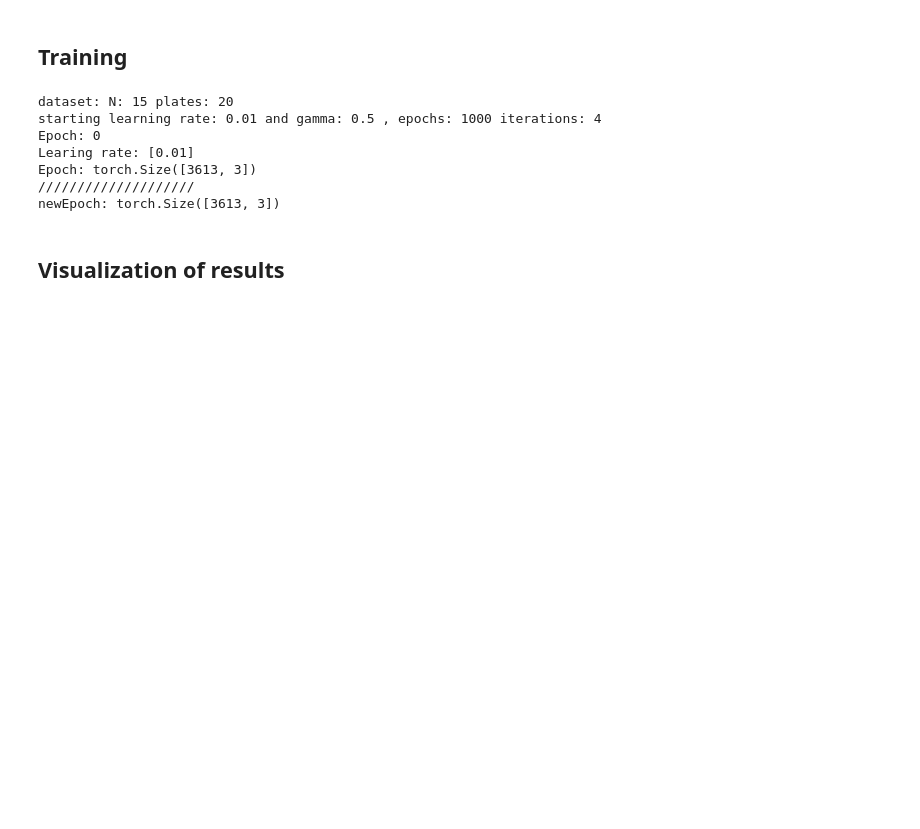
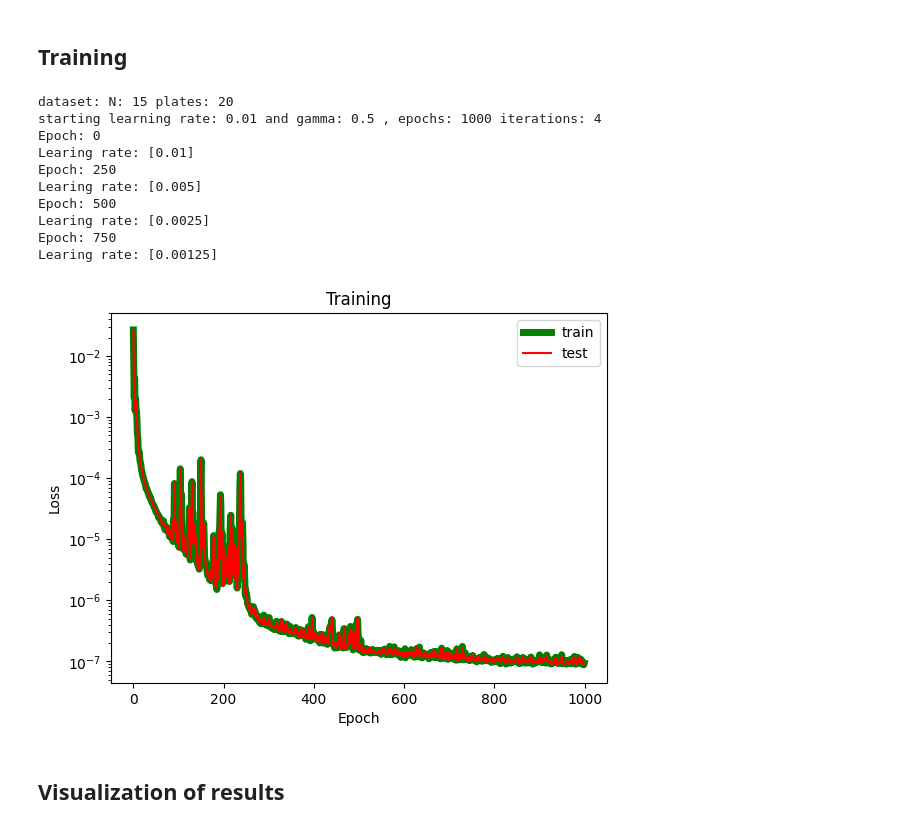
Before and after one commit to sebatomon/PINNs_for_simple_shape_optimization, a Jupyter notebook: elli_torch.ipynb, the cells around one changed output. Cells and saved outputs as stored; diff of their text form; code cells hidden in the pictures; blank space fills up the shorter version.

```diff
--- a/elli_torch.ipynb
+++ b/elli_torch.ipynb
@@ -260,7 +260,7 @@ batches = 4
 
 #""""
 optimizer = torch.optim.Adam(net.parameters(), LeRa)
-scheduler = StepLR(optimizer, step_size=epochs_per_iter*batches, gamma= gamma)
+scheduler = StepLR(optimizer, step_size=epochs_per_iter, gamma= gamma)
 #train_data_loader = DataLoader(train_plates_data, batch_size = 7)
 #print(train_data_loader.dataset[6])
 #scheduler = ExponentialLR(optimizer, gamma=0.9)
@@ -302,11 +302,11 @@ for epoch in range(epochs):
         loss_test = compute_loss(net, *test_plates_data_batch)
         loss_train.backward(retain_graph=True)
         optimizer.step()
-        scheduler.step()
+    scheduler.step()
         #print(scheduler.get_lr())
-        with torch.autograd.no_grad():
-            train_data.append(float(loss_train.data))
-            test_data.append(float(loss_test.data))
+    with torch.autograd.no_grad():
+        train_data.append(float(loss_train.data))
+        test_data.append(float(loss_test.data))
 
 
 # print("dataset: N:", N, "plates:", P)
@@ -316,36 +316,40 @@ for epoch in range(epochs):
 #         print(f"Epoch: {epoch}")
 #     optimizer.zero_grad()
 #     #old code
 #     #loss_train = compute_loss(net, *train_plates_data.values(), rad_x)
 #     #loss_test = compute_loss(net, *test_plates_data.values(), rad_x)
 #     #new code
 #     loss_train = compute_loss(net, *train_plates_data)
 #     loss_test = compute_loss(net, *test_plates_data)
 #     loss_train.backward(retain_graph=True)
 #     optimizer.step()
 #     scheduler.step()
 #     #print(scheduler.get_lr())
 #     with torch.autograd.no_grad():
 #         train_data.append(float(loss_train.data))
 #         test_data.append(float(loss_test.data))
 
 
 plt.plot(train_data, c='g', label='train', linewidth=5.0)
 plt.plot(test_data, c='r', label='test')
 plt.yscale("log")
 plt.title("Training")
 plt.ylabel("Loss")
 plt.xlabel("Epoch")
 plt.legend()
 plt.show()
 # %% [output]
 dataset: N: 15 plates: 20
 starting learning rate: 0.01 and gamma: 0.5 , epochs: 1000 iterations: 4
 Epoch: 0
 Learing rate: [0.01]
-Epoch: torch.Size([3613, 3])
-////////////////////
-newEpoch: torch.Size([3613, 3])
+Epoch: 250
+Learing rate: [0.005]
+Epoch: 500
+Learing rate: [0.0025]
+Epoch: 750
+Learing rate: [0.00125]
+[figure, added]
 # %% [markdown]
 ## Visualization of results
 # %%
```
Also changed, not shown: parts of 3 cells of this notebook.
